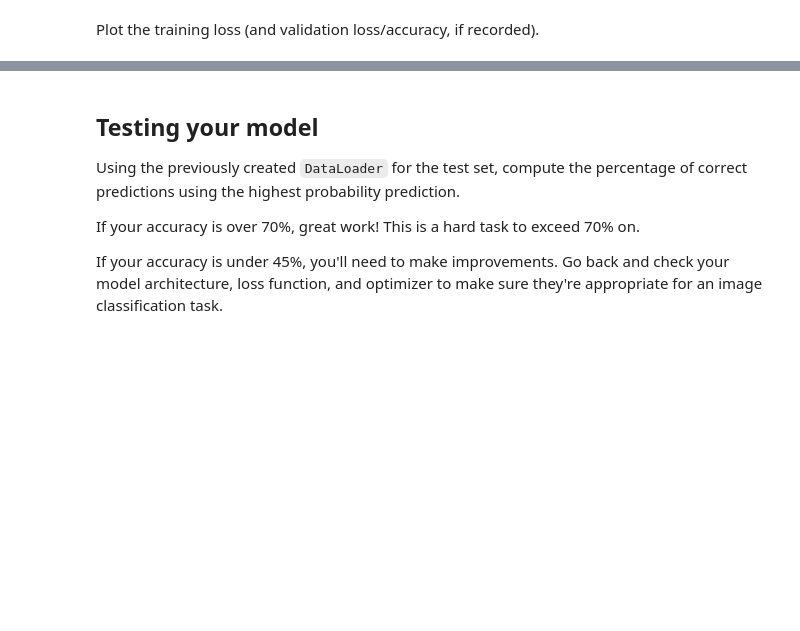
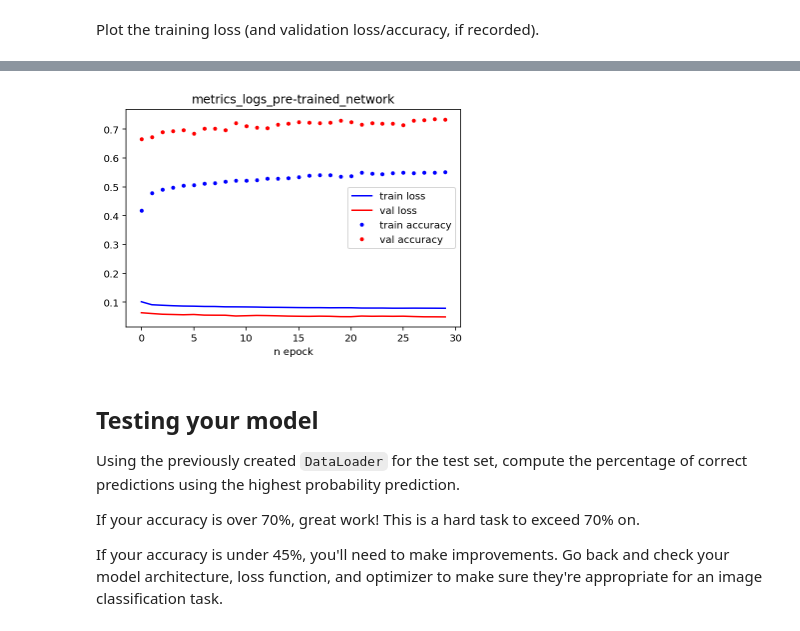
Before and after one commit to maurodsantos/cifar10_image_classifier, a Jupyter notebook: CIFAR-10_Image_Classifier-STARTER.ipynb, the cells around one changed output, grey strips where cells are left out. Cells and saved outputs as stored; diff of their text form; code cells hidden in the pictures; blank space fills up the shorter version.

```diff
--- a/CIFAR-10_Image_Classifier-STARTER.ipynb
+++ b/CIFAR-10_Image_Classifier-STARTER.ipynb
@@ -453,8 +515,12 @@ Files already downloaded and verified
 # %%
+PATH = './cifar10_densenet_final.pth'
+torch.save(model.state_dict(), PATH)
 
+# draw acc and loss for pre-trained network
 title = 'metrics_logs_pre-trained_network'
-
 draw_metric_logs(epoch_list, train_losses, train_accs, test_losses, test_accs, title)
+# %% [output]
+[figure, added]
 # %% [markdown]
 ## Testing your model
 Using the previously created `DataLoader` for the test set, compute the percentage of correct predictions using the highest probability prediction.
```
Also changed, not shown: parts of 13 cells of this notebook, 2 other files.
